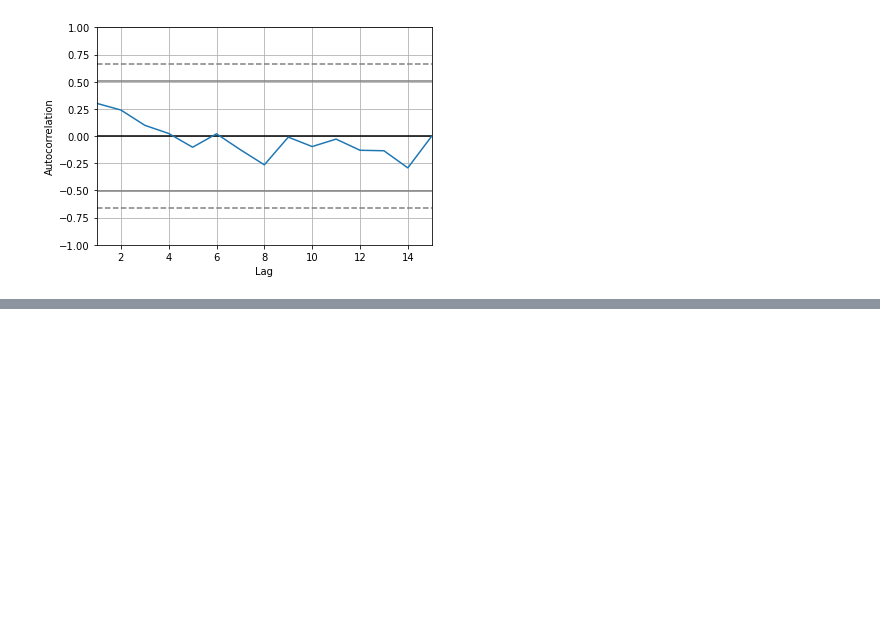
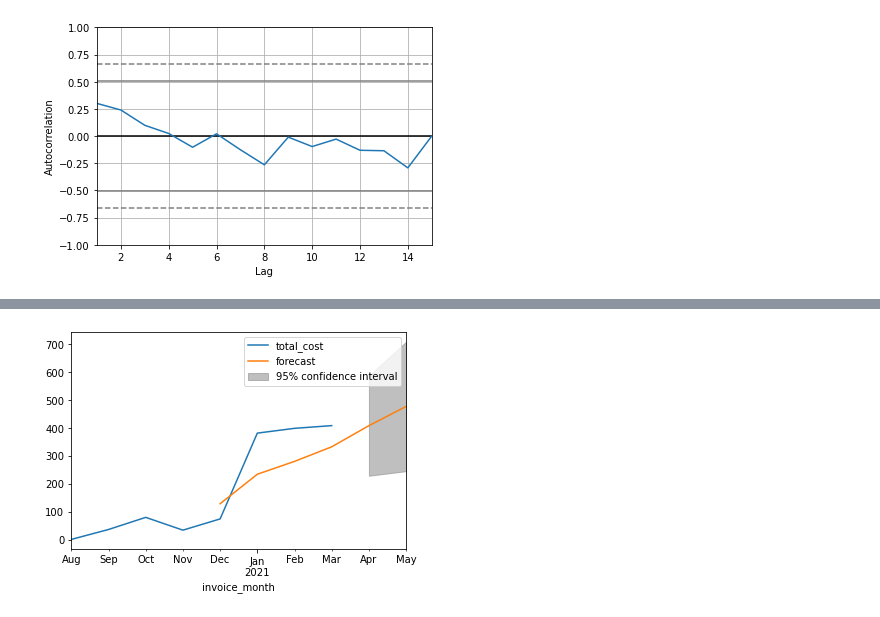
Before and after one commit to texasfight/ME379M_Hackathon, a Jupyter notebook: Notebooks/Irvin_EDA_Week_2.ipynb, the cells around one changed output, grey strips where cells are left out. Saved outputs shown, nothing was run; the diff lists cells and outputs as text; code cells hidden in the pictures; blank space fills up the shorter version.

```diff
--- a/Notebooks/Irvin_EDA_Week_2.ipynb
+++ b/Notebooks/Irvin_EDA_Week_2.ipynb
@@ -185,0 +151,7 @@ Best ARIMA(2, 0, 0) MAE=300.180
+# %%
+mod = sm.tsa.ARIMA(dfCCO_processed, order=(2,1,0)).fit()
+fig, ax = plt.subplots()
+ax = dfCCO_processed.plot(ax=ax)
+fig = mod.plot_predict(dfCCO_processed.index[4], "2021-05-01", dynamic=True, ax=ax, plot_insample=False)
+# %% [output]
+[figure, added]
```
Also changed, not shown: parts of 16 cells of this notebook.
